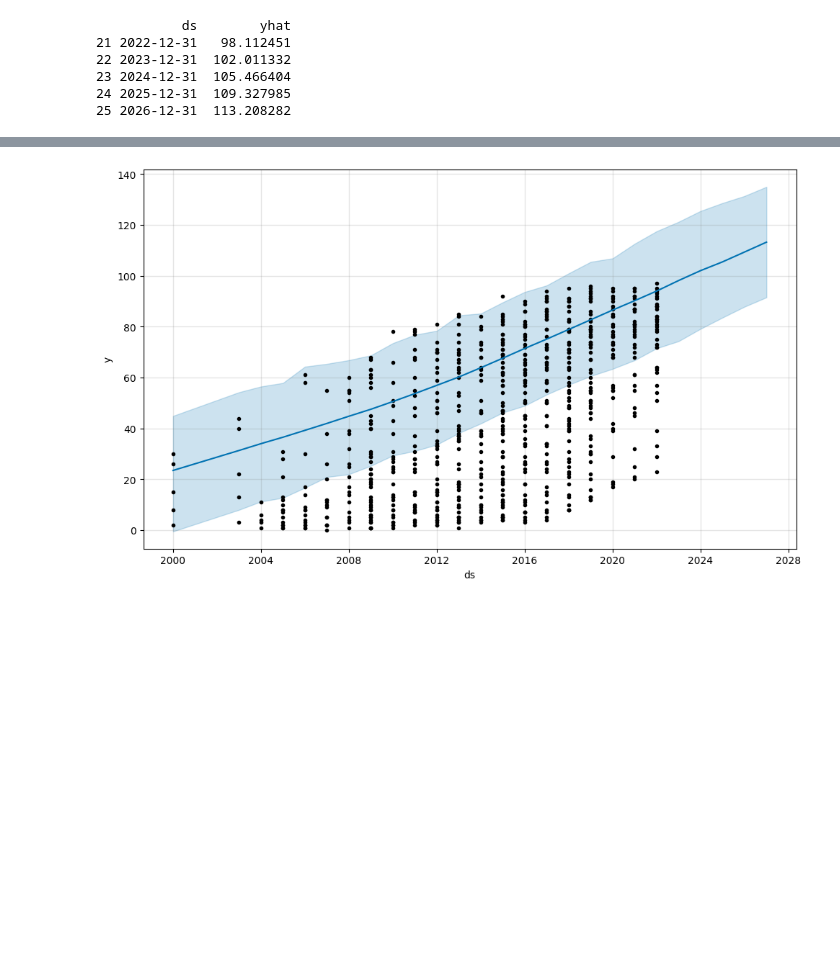
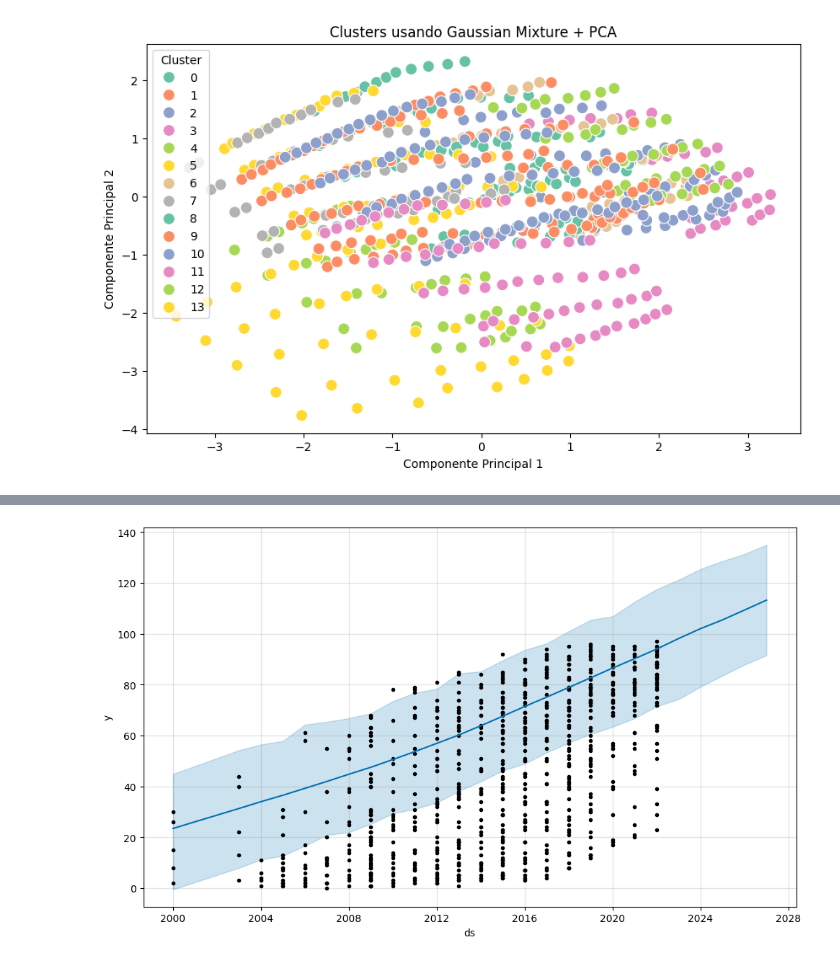
Before and after one commit to Ren23813/proyectoFinal_Mineria, a Jupyter notebook: Fase3ProyectoFinal.ipynb, the cells around one changed output, grey strips where cells are left out. Drawn from its saved outputs; the diff is of its cells as text; code cells hidden in the pictures; blank space fills up the shorter version.

Commit message:
implementacion de 2 modelos de clustering

```diff
--- a/Fase3ProyectoFinal.ipynb
+++ b/Fase3ProyectoFinal.ipynb
@@ -2,39 +2,62 @@
 #SE DEBE CORRER PREVIAMENTE `pip install prophet`
 import pandas as pd
 from prophet import Prophet
-#kmeans(M) ; gaussian mixture(R) ; OPTICS(M) ; affinity(R)
+from sklearn.preprocessing import StandardScaler
+from sklearn.mixture import GaussianMixture
+from sklearn.metrics import silhouette_score
+from sklearn.decomposition import PCA
+
+import matplotlib.pyplot as plt
+import seaborn as sns
 
 
 
+#kmeans(M) ; gaussian mixture(R) ; OPTICS(M) ; agglomerative(R)
+
 # Leer datos
 df = pd.read_csv("datos_transformados.csv")
+X_GENERAL = df.drop(columns=["Grupos etarios Uso Internet"])    #porque ya está como ordinal en otra columna
 
-# Renombrar columnas
-df = df.rename(columns={
-    "Años__ESTANDAR": "ds",
-    "value": "y"
-})
 
-# Fecha
-df["ds"] = pd.to_datetime(df["ds"], format="%Y")
+############## GAUSSIAN MIXTURE
+gaussian_scaler = StandardScaler()
+X_escalado_Gauss = gaussian_scaler.fit_transform(X_GENERAL)
 
-# Crear modelo
-model = Prophet()
+gmm = GaussianMixture(
+    n_components=14,                   #con prueba y error, se encontró que el mejor silhouette score daba era con 14, pero se puede analizar en la siguiente semana si existe otro (o cambiando el covariancetype u otro parámetro)
+    covariance_type='full',
+    random_state=42
+)
+gmm.fit(X_escalado_Gauss)
 
-# Regresor extra
-model.add_regressor("grupo_etario_ord")
+clusters_gauss = gmm.predict(X_escalado_Gauss)
+df["cluster_gmm"] = clusters_gauss
 
-# Entrenar
-model.fit(df[["ds", "y", "grupo_etario_ord"]])
+print(df[[
+    "Años__ESTANDAR",
+    "value",
+    "grupo_etario_ord",
+    "cluster_gmm"
+]].head())
 
-# Futuro
-future = model.make_future_dataframe(periods=5, freq='Y')
 
-# Necesitas también valores del regresor
-future["grupo_etario_ord"] = 0
+score = silhouette_score(X_escalado_Gauss, clusters_gauss)
+print("Silhouette Score:", score)
 
-# Predicción
-forecast = model.predict(future)
 
-print(forecast[["ds", "yhat"]].tail())
+pca = PCA(n_components=2)
+X_pca = pca.fit_transform(X_escalado_Gauss)
+plt.figure(figsize=(10,6))
+sns.scatterplot(
+    x=X_pca[:,0],
+    y=X_pca[:,1],
+    hue=clusters_gauss,
+    palette='Set2',
+    s=100
+)
+plt.title("Clusters usando Gaussian Mixture + PCA")
+plt.xlabel("Componente Principal 1")
+plt.ylabel("Componente Principal 2")
+plt.legend(title="Cluster")
+plt.show()
 # %% [output]
@@ -43,6 +71 @@ print(forecast[["ds", "yhat"]].tail())
-           ds        yhat
-21 2022-12-31   98.112451
-22 2023-12-31  102.011332
-23 2024-12-31  105.466404
-24 2025-12-31  109.327985
-25 2026-12-31  113.208282
+[figure, added]
```
Also changed, not shown: parts of 3 cells of this notebook.
